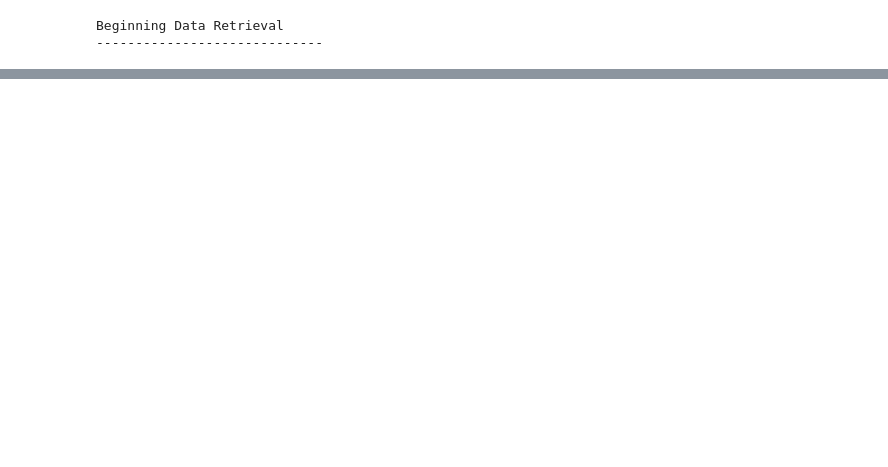
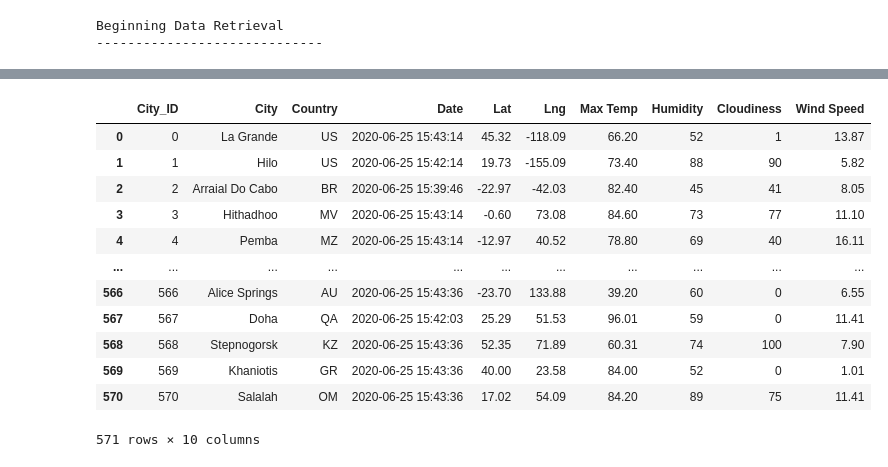
Before and after one commit to Janetfanatic/World_Weather_Analysis, a Jupyter notebook: WeatherPy.ipynb, the cells around one changed output, grey strips where cells are left out. Saved outputs shown, nothing was run; the diff lists cells and outputs as text; code cells hidden in the pictures; blank space fills up the shorter version.

```diff
--- a/WeatherPy.ipynb
+++ b/WeatherPy.ipynb
@@ -267,0 +305,16 @@ plt.show()
+# %%
+pd.read_csv("weather_data/cities.csv")
+# %% [output]
+|  | City_ID | City | Country | Date | Lat | Lng | Max Temp | Humidity | Cloudiness | Wind Speed |
+| 0 | 0 | La Grande | US | 2020-06-25 15:43:14 | 45.32 | -118.09 | 66.20 | 52 | 1 | 13.87 |
+| 1 | 1 | Hilo | US | 2020-06-25 15:42:14 | 19.73 | -155.09 | 73.40 | 88 | 90 | 5.82 |
+| 2 | 2 | Arraial Do Cabo | BR | 2020-06-25 15:39:46 | -22.97 | -42.03 | 82.40 | 45 | 41 | 8.05 |
+| 3 | 3 | Hithadhoo | MV | 2020-06-25 15:43:14 | -0.60 | 73.08 | 84.60 | 73 | 77 | 11.10 |
+| 4 | 4 | Pemba | MZ | 2020-06-25 15:43:14 | -12.97 | 40.52 | 78.80 | 69 | 40 | 16.11 |
+| ... | ... | ... | ... | ... | ... | ... | ... | ... | ... | ... |
+| 566 | 566 | Alice Springs | AU | 2020-06-25 15:43:36 | -23.70 | 133.88 | 39.20 | 60 | 0 | 6.55 |
+| 567 | 567 | Doha | QA | 2020-06-25 15:42:03 | 25.29 | 51.53 | 96.01 | 59 | 0 | 11.41 |
+| 568 | 568 | Stepnogorsk | KZ | 2020-06-25 15:43:36 | 52.35 | 71.89 | 60.31 | 74 | 100 | 7.90 |
+| 569 | 569 | Khaniotis | GR | 2020-06-25 15:43:36 | 40.00 | 23.58 | 84.00 | 52 | 0 | 1.01 |
+| 570 | 570 | Salalah | OM | 2020-06-25 15:43:36 | 17.02 | 54.09 | 84.20 | 89 | 75 | 11.41 |
+571 rows × 10 columns
```
Also changed, not shown: parts of 20 cells of this notebook.
